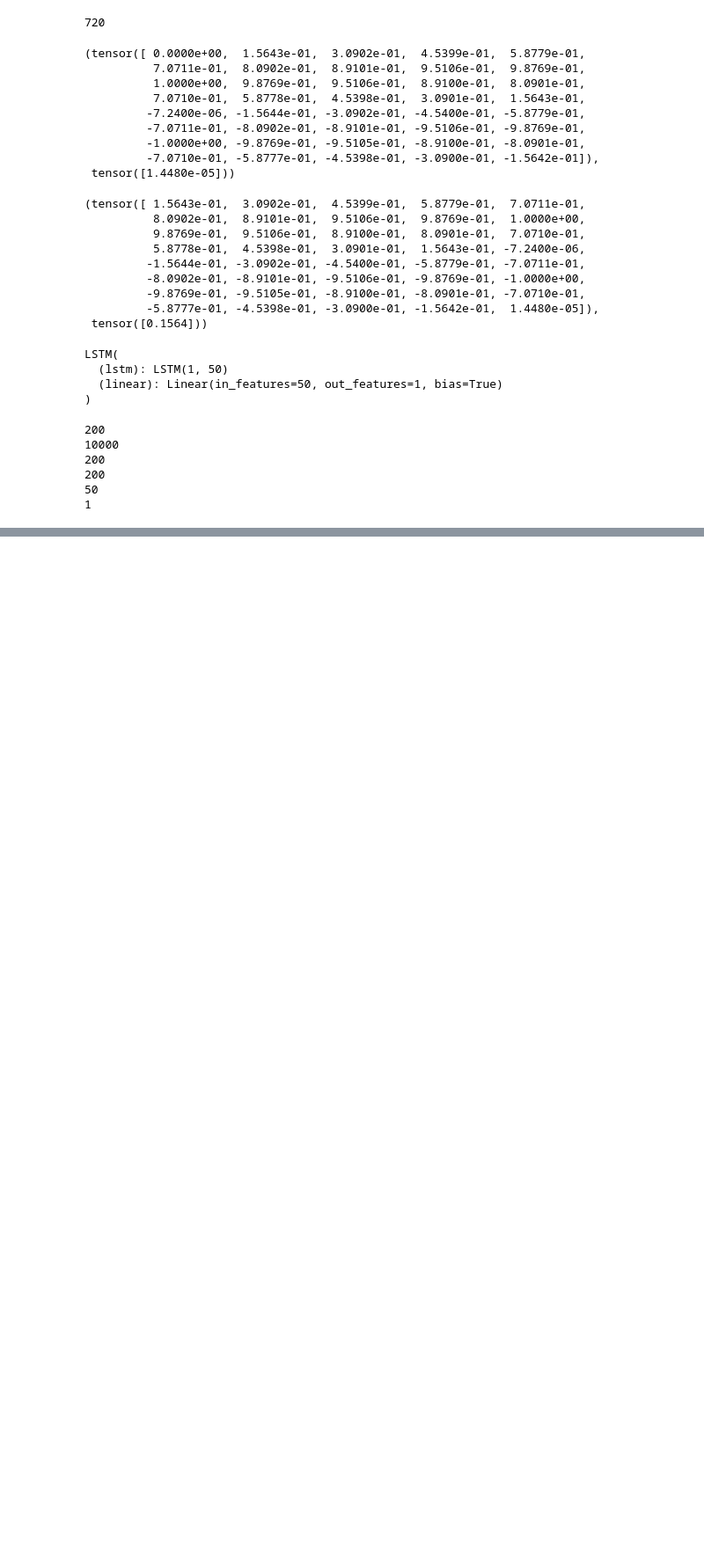
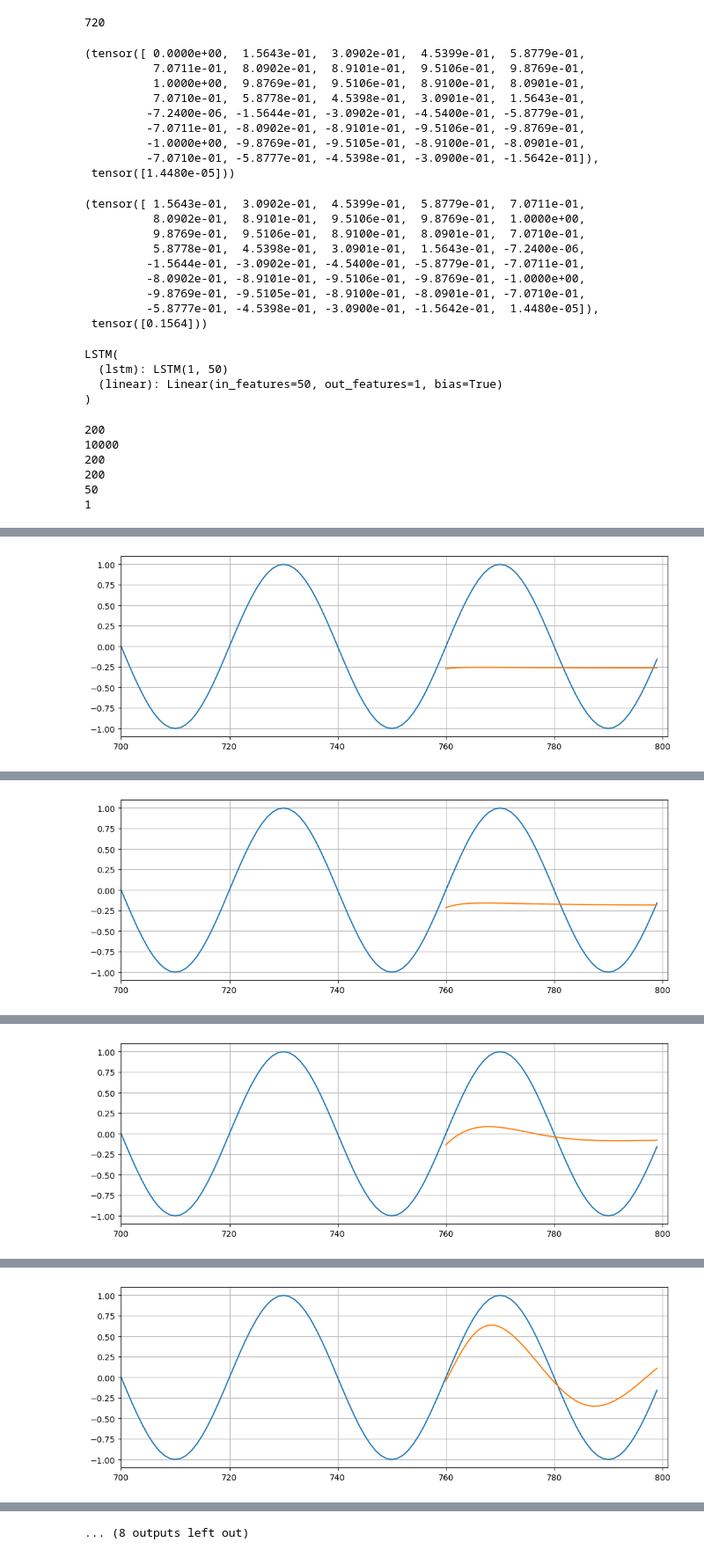
Before and after one commit to willgpaik/my_courses, a Jupyter notebook: pytorch_course/pytorch_notebook/04-RNN-Recurrent-Neural-Networks/00-basic-rnn.ipynb, the cells around one changed output, grey strips where cells are left out. Shown at 88% size. Cells and saved outputs as stored; diff of their text form; code cells hidden in the pictures; blank space fills up the shorter version.

```diff
--- a/pytorch_course/pytorch_notebook/04-RNN-Recurrent-Neural-Networks/00-basic-rnn.ipynb
+++ b/pytorch_course/pytorch_notebook/04-RNN-Recurrent-Neural-Networks/00-basic-rnn.ipynb
@@ -122,3 +122,39 @@ for param in model.parameters():
 200
 50
 1
+# %%
+epochs = 10
+future = 40
+
+for i in range(epochs):
+    for seq, y_train in train_data:
+        optimizer.zero_grad()
+        model.hidden = (torch.zeros(1,1,model.hidden_size),
+                        torch.zeros(1,1,model.hidden_size))
+        y_pred = model(seq)
+        loss = criterion(y_pred,y_train)
+        loss.backward()
+        optimizer.step()
+
+    print(f'epoch {i}, loss: {loss.item()}')
+
+    preds = train_set[-window_size:].tolist()
+
+    for f in range(future):
+        seq = torch.FloatTensor(preds[-window_size:])
+
+        with torch.no_grad():
+            model.hidden = (torch.zeros(1,1,model.hidden_size),
+                        torch.zeros(1,1,model.hidden_size)) # reset hidden, cell states
+            preds.append(model(seq).item())
+
+    loss = criterion(torch.tensor(preds[-window_size:]), y[760:])
+    print(f'performance on test range: {loss.item()}')
+
+    plt.figure(figsize=(12,4))
+    plt.xlim(700,801)
+    plt.grid(True)
+    plt.plot(y.numpy())
+    plt.plot(range(760,800), preds[window_size:])
+    plt.show()
+# %% [output]
@@ -124,0 +163 @@ for param in model.parameters():
+[figure, added]
@@ -124,0 +166 @@ for param in model.parameters():
+[figure, added]
@@ -124,0 +169 @@ for param in model.parameters():
+[figure, added]
@@ -124,0 +172 @@ for param in model.parameters():
+[figure, added]
@@ -124,0 +179 @@ for param in model.parameters():
+... (8 outputs left out)
```
Also changed, not shown: parts of 5 cells of this notebook.
